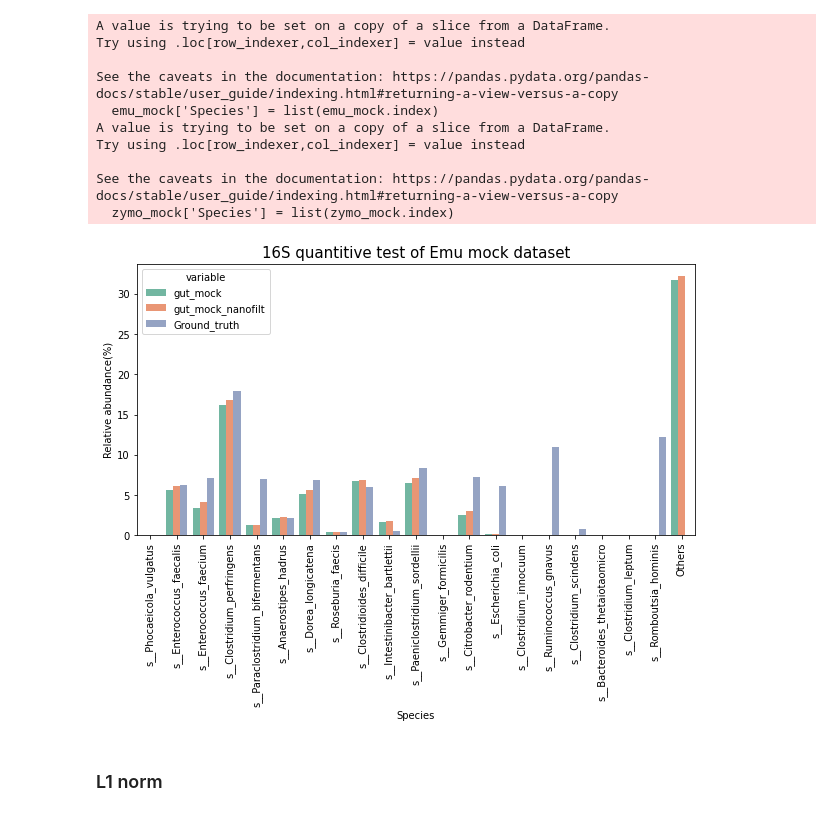
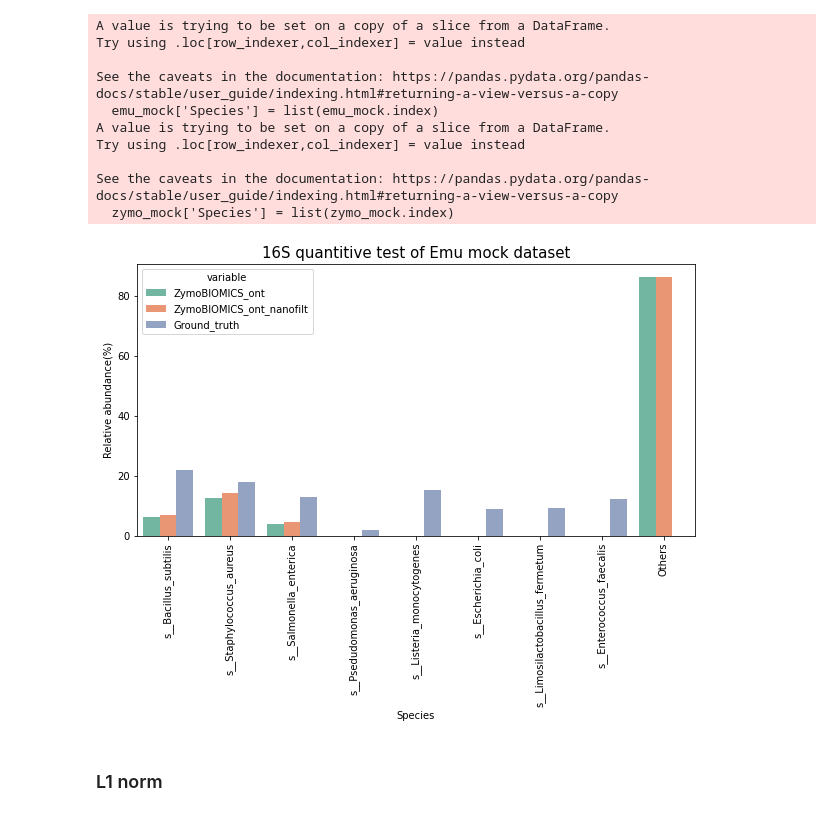
Before and after one commit to brucewu1996/Probiotics_signature, a Jupyter notebook: 16S_mock_quantitive_test.ipynb, the cells around one changed output. Saved outputs shown, nothing was run; the diff lists cells and outputs as text; code cells hidden in the pictures.

```diff
--- a/16S_mock_quantitive_test.ipynb
+++ b/16S_mock_quantitive_test.ipynb
@@ -9,7 +11,7 @@ from microbiome_preprocessing import split_tax,filter_taxa_by_prevalence,relativ
 # %% [markdown]
 ### Taxonomy profile pre-processing
 # %%
-path = "/home/bruce1996/data/Yi-Fung-Chuang/mock/ont/centri_report/mock.mpa"
+path = "/home/bruce1996/data/Yi-Fung-Chuang/mock/ont/centri_report/refseq_custom.mpa"
 ab_table,tax_table = split_tax(path)
 otu_table = relative_abundance(ab_table)
 
@@ -31,8 +33,9 @@ tax_table = tax_table[idx]
 # %% [markdown]
 ### 16S quantitative comparison
 # %%
-emu_ground_truth = pd.read_csv('emu_mock_ground_truth.csv')
-zymo_ground_truth = pd.read_csv('Zymo_mock_ground_truth.csv')
+path = '/home/bruce1996/data/Yi-Fung-Chuang/mock/ont/ground_truth/'
+emu_ground_truth = pd.read_csv(path +'emu_mock_ground_truth.csv')
+zymo_ground_truth = pd.read_csv(path + 'Zymo_mock_ground_truth.csv')
 emu = otu_table.iloc[:,0:2]
 zymo = otu_table.iloc[:,2:]
 # %%
@@ -93,13 +115,13 @@ import seaborn as sns
 import matplotlib.pyplot as plt
 # %%
 plt.figure(figsize=(10,5))
-ax = sns.barplot(x='Species',y='value',hue='variable',data=df,palette="Set2")
+ax = sns.barplot(x='Species',y='value',hue='variable',data=zymo_df,palette="Set2")
 ax.set_xticklabels(ax.get_xticklabels(),rotation = 90)
 ax.set_ylabel('Relative abundance(%)')
 plt.title('16S quantitive test of Emu mock dataset',fontsize =15)
-plt.savefig('tmp/16s_quantitative_test_Emu.png',dpi = 300,bbox_inches = "tight")
+plt.savefig('16s_quantitative_test_Emu.png',dpi = 300,bbox_inches = "tight")
 # %% [output]
-[figure, old version]
+[figure, new version]
 # %% [markdown]
 ### L1 norm
 # %%
```
Also changed, not shown: parts of 24 cells of this notebook, 2 other files.
